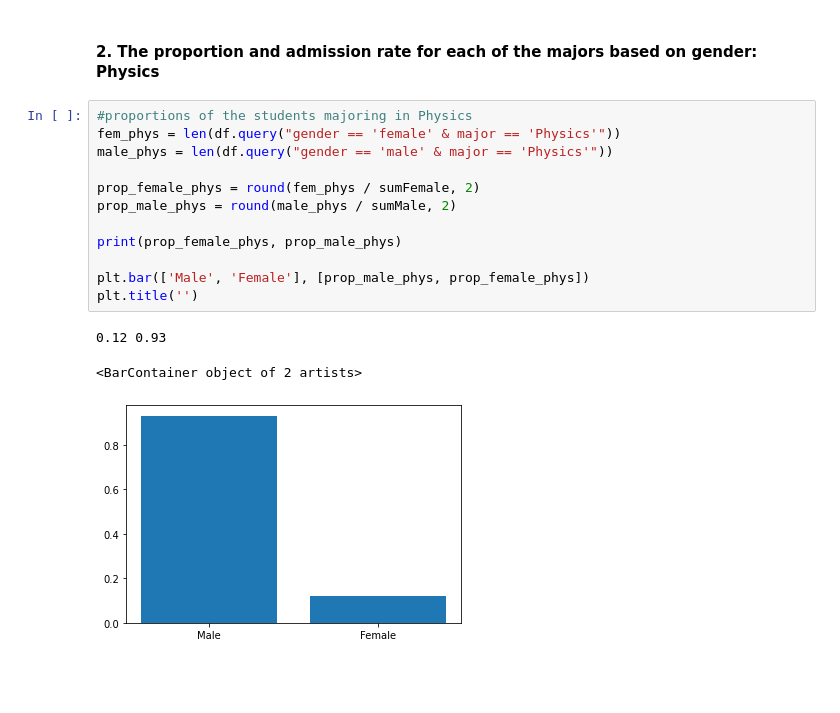
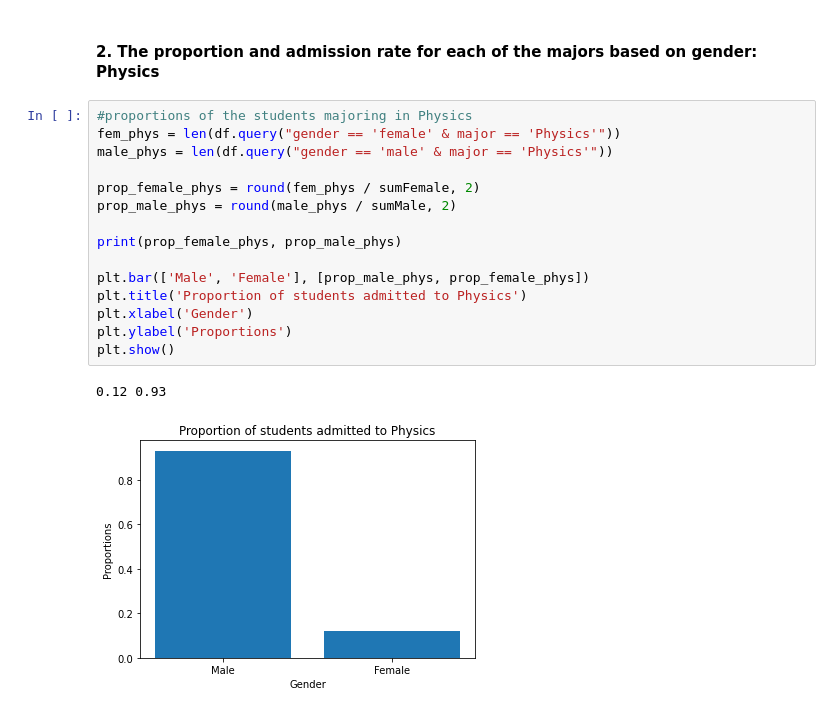
Before and after one commit to tubekx/exercises, a Jupyter notebook: admission_ex_udacity/Admissions Case Study.ipynb, the cells around one changed output. Saved outputs shown, nothing was run; the diff lists cells and outputs as text; blank space fills up the shorter version.

```diff
--- a/admission_ex_udacity/Admissions Case Study.ipynb
+++ b/admission_ex_udacity/Admissions Case Study.ipynb
@@ -78,16 +78,18 @@ Text(0, 0.5, 'Admitted Rate')
 # %%
 #proportions of the students majoring in Physics
 fem_phys = len(df.query("gender == 'female' & major == 'Physics'"))
 male_phys = len(df.query("gender == 'male' & major == 'Physics'"))
 
 prop_female_phys = round(fem_phys / sumFemale, 2)
 prop_male_phys = round(male_phys / sumMale, 2)
 
 print(prop_female_phys, prop_male_phys)
 
 plt.bar(['Male', 'Female'], [prop_male_phys, prop_female_phys])
-plt.title('')
+plt.title('Proportion of students admitted to Physics')
+plt.xlabel('Gender')
+plt.ylabel('Proportions')
+plt.show()
 # %% [output]
 0.12 0.93
-<BarContainer object of 2 artists>
-[figure, old version]
+[figure, new version]
```
